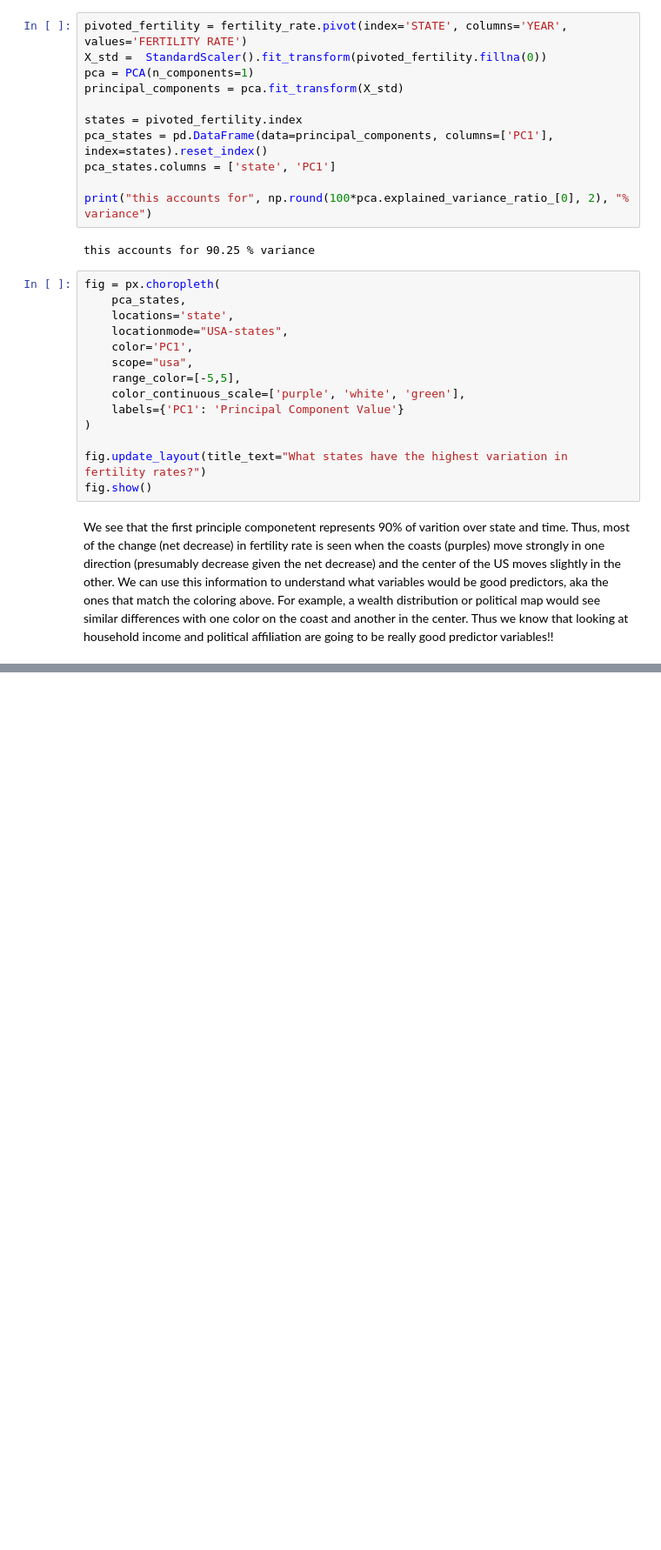
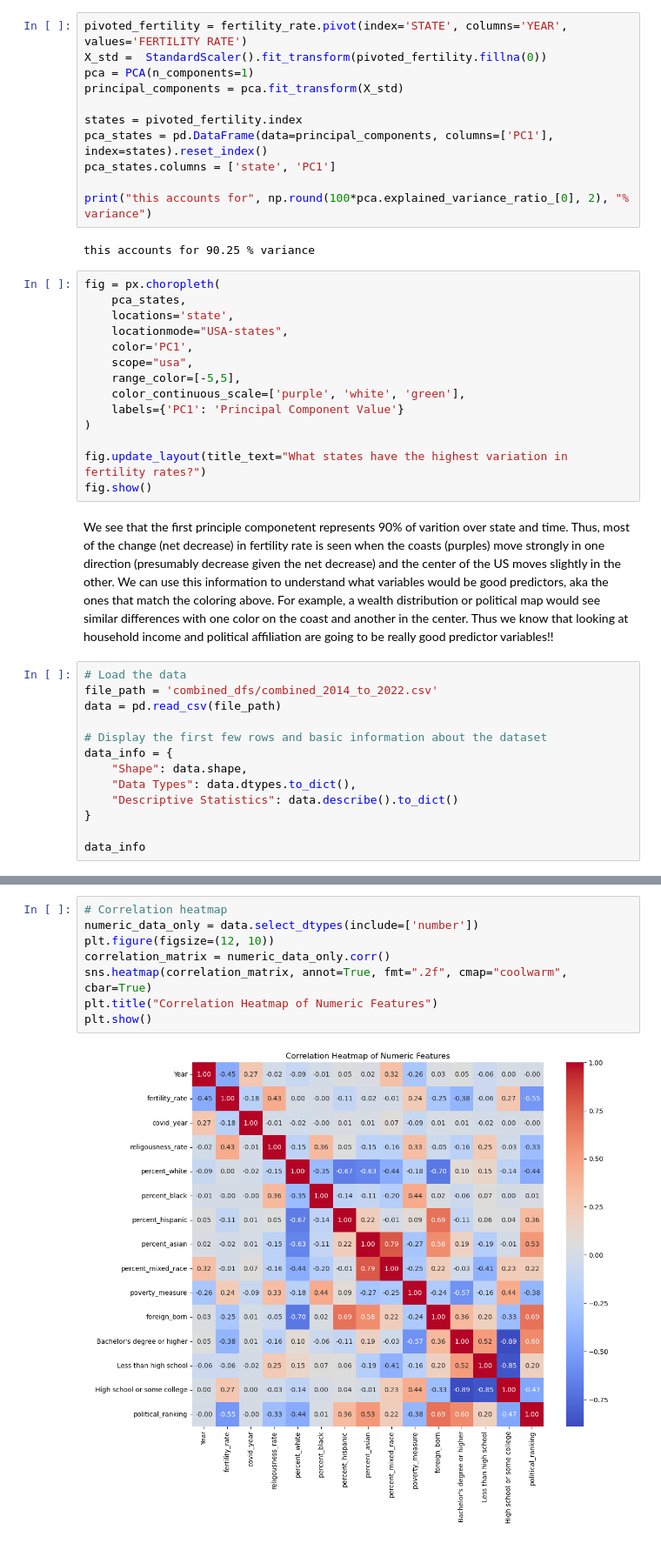
Before and after one commit to ppich1169/fertilityProjectCs109, a Jupyter notebook: fertility_notebook.ipynb, the cells around one changed output, grey strips where cells are left out. Shown: that part at 87% size. Cells and saved outputs as stored; diff of their text form; blank space fills up the shorter version.

```diff
--- a/fertility_notebook.ipynb
+++ b/fertility_notebook.ipynb
@@ -965,3 +950,16 @@ fig.update_layout(title_text="What states have the highest variation in fertilit
 fig.show()
 # %% [markdown]
 We see that the first principle componetent represents 90% of varition over state and time. Thus, most of the change (net decrease) in fertility rate is seen when the coasts (purples) move strongly in one direction (presumably decrease given the net decrease) and the center of the US moves slightly in the other. We can use this information to understand what variables would be good predictors, aka the ones that match the coloring above. For example, a wealth distribution or political map would see similar differences with one color on the coast and another in the center. Thus we know that looking at household income and political affiliation are going to be really good predictor variables!!
+# %%
+# Load the data
+file_path = 'combined_dfs/combined_2014_to_2022.csv'
+data = pd.read_csv(file_path)
+
+# Display the first few rows and basic information about the dataset
+data_info = {
+    "Shape": data.shape,
+    "Data Types": data.dtypes.to_dict(),
+    "Descriptive Statistics": data.describe().to_dict()
+}
+
+data_info
@@ -967,0 +1054,10 @@ We see that the first principle componetent represents 90% of varition over stat
+# %%
+# Correlation heatmap
+numeric_data_only = data.select_dtypes(include=['number'])
+plt.figure(figsize=(12, 10))
+correlation_matrix = numeric_data_only.corr()
+sns.heatmap(correlation_matrix, annot=True, fmt=".2f", cmap="coolwarm", cbar=True)
+plt.title("Correlation Heatmap of Numeric Features")
+plt.show()
+# %% [output]
+[figure, added]
```
Also changed, not shown: parts of 10 cells of this notebook, 46 other files.
